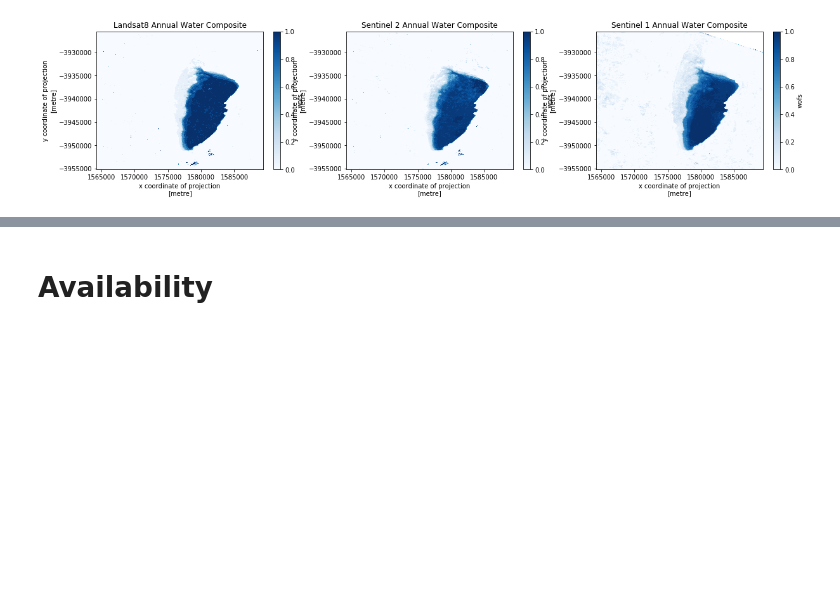
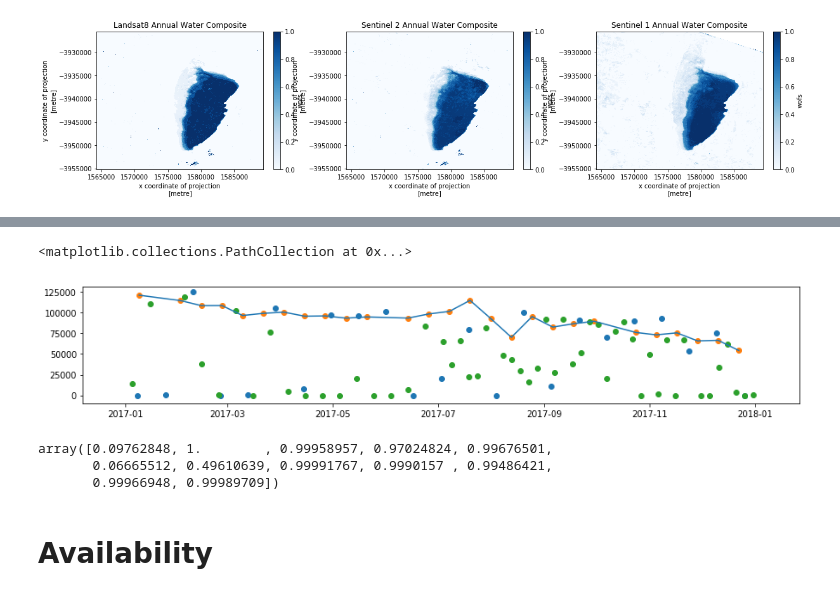
Before and after one commit to opendatacube/datacube-conference-2019, a Jupyter notebook: water_interoperability/Water Interoperability-Copy Otto.ipynb, the cells around one changed output, grey strips where cells are left out. Cells and saved outputs as stored; diff of their text form; code cells hidden in the pictures; blank space fills up the shorter version.

```diff
--- a/water_interoperability/Water Interoperability-Copy Otto.ipynb
+++ b/water_interoperability/Water Interoperability-Copy Otto.ipynb
@@ -31,9 +33,9 @@ from pathlib import Path
 # Define dataset file paths
 DATA_DIR = Path('output/netcdfs')
 DATASETS = {
-    'l8': DATA_DIR / 'landsat8_nbar' / 'water_classify.nc',
+    'l8': DATA_DIR / 'landsat8_nbar' / 'l8_wofs.nc',
     's1': DATA_DIR / 'sentinel_1_gamma' / 'water_classify2.nc',
-    's2': DATA_DIR / 'sentinel_2_ab' / 'water_classify.nc'
+    's2': DATA_DIR / 'sentinel_2_ab' / 'wofs_s2ab.nc'
 }
 # %%
 import xarray as xr
@@ -76,3 +100,5 @@ extract_large_body_from_boolean_xarray(merged.wofs).plot(cmap = CMAP)
+# %%
+lake_george = extract_large_body_from_boolean_xarray(merged.wofs)
 # %% [markdown]
 # Annual Summary Products
 
@@ -108,3 +170,26 @@ create_movie_on_np_array(datasets["l8"].wofs.values, text = [*map(str, datasets[
+# %%
+plt.figure(figsize = (15,2.5))
+
+ts_l8 = datasets["l8"].where(lake_george).sum(dim = ['x', 'y'], skipna = True).wofs
+ts_s1 = datasets["s1"].where(lake_george).sum(dim = ['x', 'y'], skipna = True).wofs
+ts_s2 = datasets["s2"].where(lake_george).sum(dim = ['x', 'y'], skipna = True).wofs
+
+
+
+plt.scatter(ts_l8.time.values, ts_l8.values)
+plt.scatter(ts_s1.time.values, ts_s1.values)
+plt.plot(ts_s1.time.values, ts_s1.values)
+
+plt.scatter(ts_s2.time.values, ts_s2.values)
+# %% [output]
+<matplotlib.collections.PathCollection at 0x...>
+[figure, added]
+# %%
+(~np.isnan(resampled_l8)).mean(dim = ['y', 'x']).values
+# %% [output]
+array([0.09762848, 1.        , 0.99958957, 0.97024824, 0.99676501,
+       0.06665512, 0.49610639, 0.99991767, 0.9990157 , 0.99486421,
+       0.99966948, 0.99989709])
 # %%
 import folium
 import itertools
```
Also changed, not shown: parts of 41 cells of this notebook.
